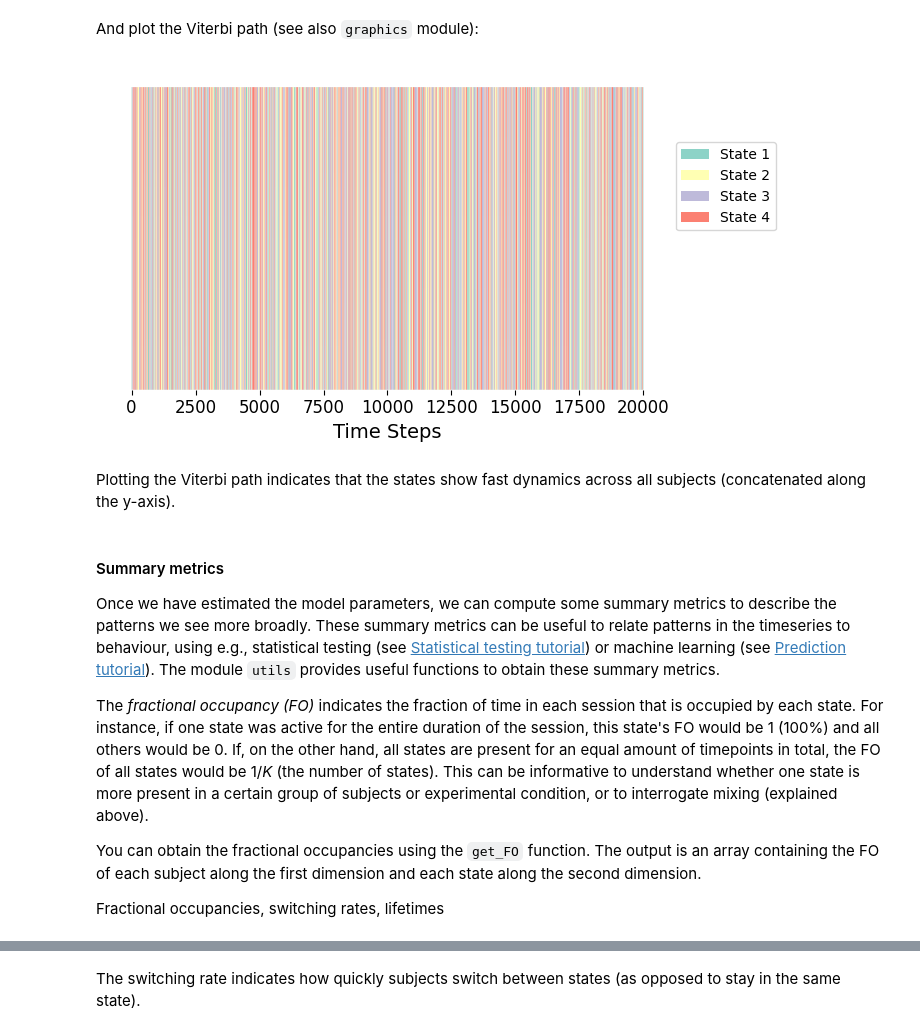
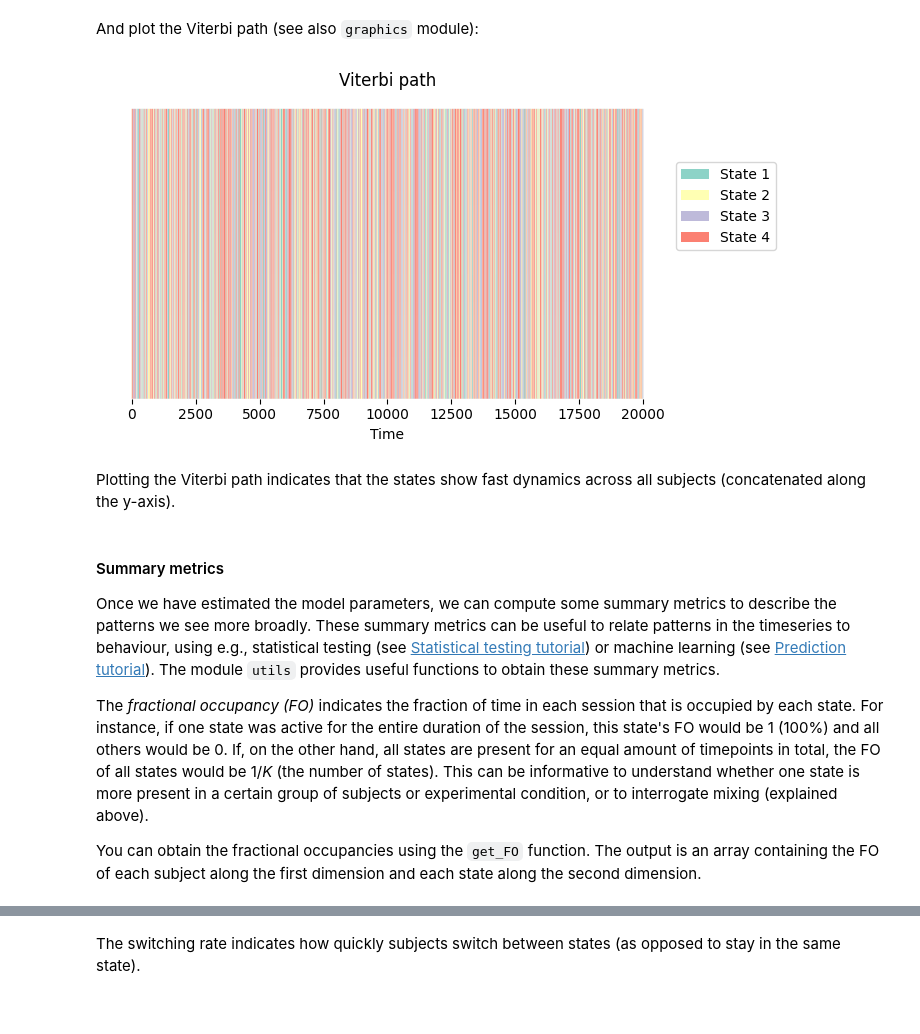
Before and after one commit to vidaurre/glhmm, a Jupyter notebook: docs/notebooks/GaussianHMM_example.ipynb, the cells around one changed output, grey strips where cells are left out. Drawn from its saved outputs; the diff is of its cells as text; code cells hidden in the pictures.

```diff
--- a/docs/notebooks/GaussianHMM_example.ipynb
+++ b/docs/notebooks/GaussianHMM_example.ipynb
@@ -138,45 +166,46 @@ vpath = hmm.decode(X=None, Y=data, indices=T_t, viterbi=True)
 And plot the Viterbi path (see also `graphics` module):
 # %%
 signal =[]
-xlabel = "Time Steps"
+xlabel = "Time"
 figsize=(7, 4)
 ylabel = ""
 yticks=None
 line_width=2
 label_signal="Signal"
 
 num_states = vpath.shape[1]
 
 # Create a Seaborn color palette
 colors = sb.color_palette("Set3", n_colors=num_states)
 
 # Plot the stack plot using Seaborn
 fig, axes = plt.subplots(figsize=figsize)  # Adjust the figure size for better readability
 axes.stackplot(np.arange(vpath.shape[0]), vpath.T, colors=colors, labels=[f'State {i + 1}' for i in range(num_states)])
 
 # Set labels and legend to the right of the figure
-axes.set_xlabel(xlabel, fontsize=14)
-axes.set_ylabel(ylabel, fontsize=14)
+axes.set_xlabel(xlabel)
+axes.set_ylabel(ylabel)
 axes.legend(title='States', loc='upper left', bbox_to_anchor=(1, 1))  # Adjusted legend position
 
-# Remove x-axis tick labels
+# Remove y-axis tick labels
 axes.set_yticks([])
 
 # Remove the frame around the plot
 axes.spines['top'].set_visible(False)
 axes.spines['right'].set_visible(False)
 axes.spines['bottom'].set_visible(False)
 axes.spines['left'].set_visible(False)
 
 axes.legend(loc='upper left', bbox_to_anchor=(1, 0.8))  # Adjusted legend position
 
 # Increase tick label font size
-axes.tick_params(axis='both', labelsize=12)
+axes.tick_params(axis='both')
+plt.title('Viterbi path')
 plt.tight_layout()
 # Show the plot
 plt.show()
 # %% [output]
-[figure, old version]
+[figure, new version]
 # %% [markdown]
 Plotting the Viterbi path indicates that the states show fast dynamics across all subjects (concatenated along the y-axis).
 # %% [markdown]
@@ -186,7 +215,5 @@ Once we have estimated the model parameters, we can compute some summary metrics
 The *fractional occupancy (FO)* indicates the fraction of time in each session that is occupied by each state. For instance, if one state was active for the entire duration of the session, this state's FO would be 1 (100%) and all others would be 0. If, on the other hand, all states are present for an equal amount of timepoints in total, the FO of all states would be 1/*K* (the number of states). This can be informative to understand whether one state is more present in a certain group of subjects or experimental condition, or to interrogate mixing (explained above).
 
 You can obtain the fractional occupancies using the `get_FO` function. The output is an array containing the FO of each subject along the first dimension and each state along the second dimension.
-
-Fractional occupancies, switching rates, lifetimes
 # %%
 FO = utils.get_FO(Gamma, indices=T_t)
```
Also changed, not shown: parts of 21 cells of this notebook.
